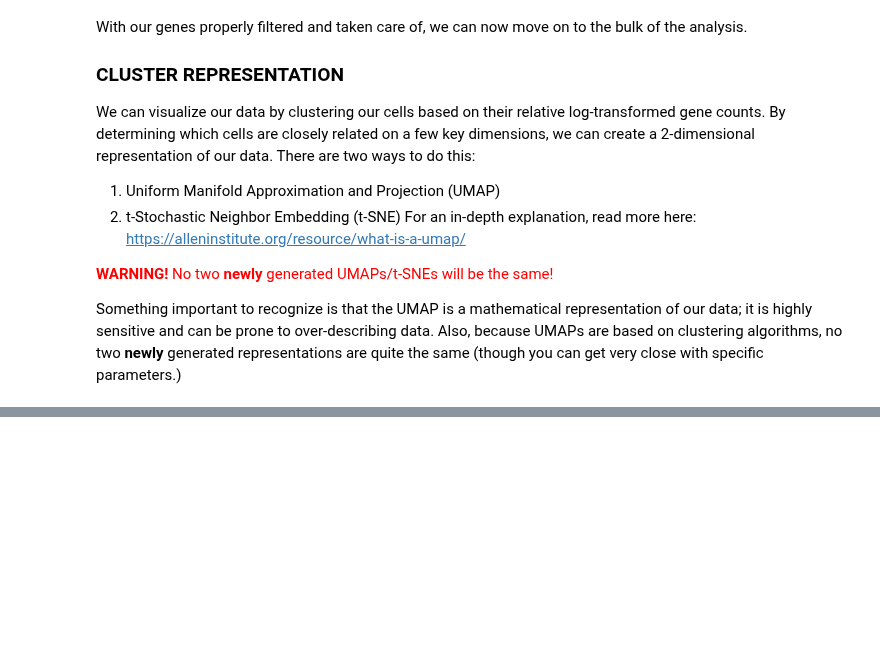
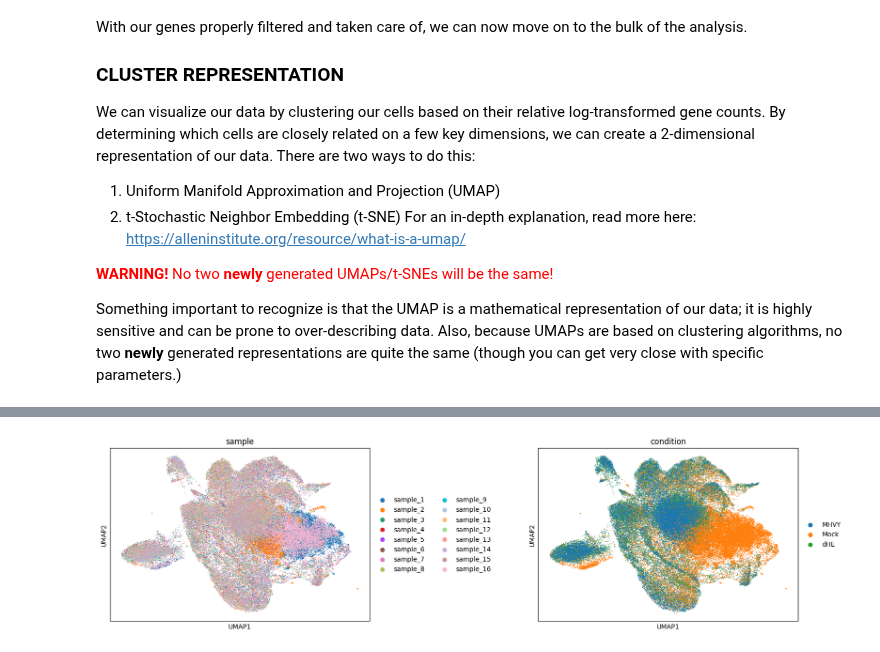
Before and after one commit to hvose-anschutz/viralogue-pipelines, a Jupyter notebook: scRNA-seq-pipeline/scRNA_part1_cellranger.ipynb, the cells around one changed output, grey strips where cells are left out. Cells and saved outputs as stored; diff of their text form; code cells hidden in the pictures; blank space fills up the shorter version.

```diff
--- a/scRNA-seq-pipeline/scRNA_part1_cellranger.ipynb
+++ b/scRNA-seq-pipeline/scRNA_part1_cellranger.ipynb
@@ -404,0 +456,12 @@ sc.pl.pca_variance_ratio(adata_mid_filter, n_pcs=50, log=True)
+# %%
+# Get PCs from the AnnData object
+pcs = adata_mid_filter.obsm['X_pca']
+print(pcs.shape)  # (n_cells, n_pcs)
+
+# Run Harmony on the PCA embedding
+harmony_out = hm.run_harmony(pcs, adata_mid_filter.obs, "sample", max_iter_harmony=20)
+
+print("finished harmony")
+
+# Store corrected PCs back in the AnnData object
+adata_mid_filter.obsm['X_pca_harmony'] = harmony_out.Z_corr
@@ -410,11 +498,14 @@ del adata
 # %%
 #STEP 14 (option 1): Plot the UMAP visualization
 sc.pl.umap(
     adata_mid_filter,
-    color=["treatment"],
+    color=["sample","condition"],
+    wspace=0.5,
     # Setting a smaller point size to prevent overlap
     size=5
 )
+# %% [output]
+[figure, added]
 # %%
 #STEP 15: Show predicted doublets and which cells have higher doublet scoring (more likely to be doublets)
 sc.pl.umap(
```
Also changed, not shown: parts of 24 cells of this notebook, 2 other files.
